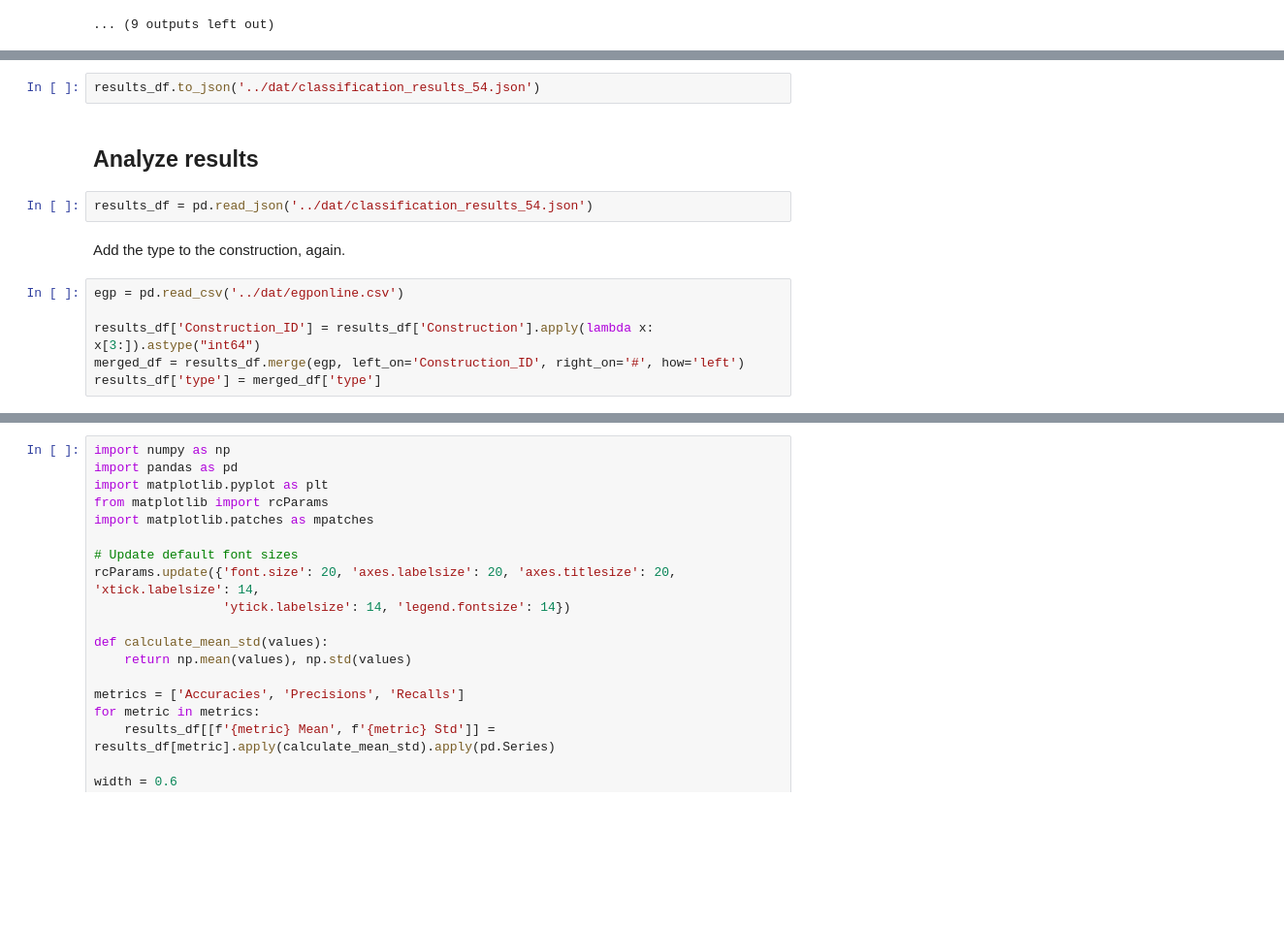
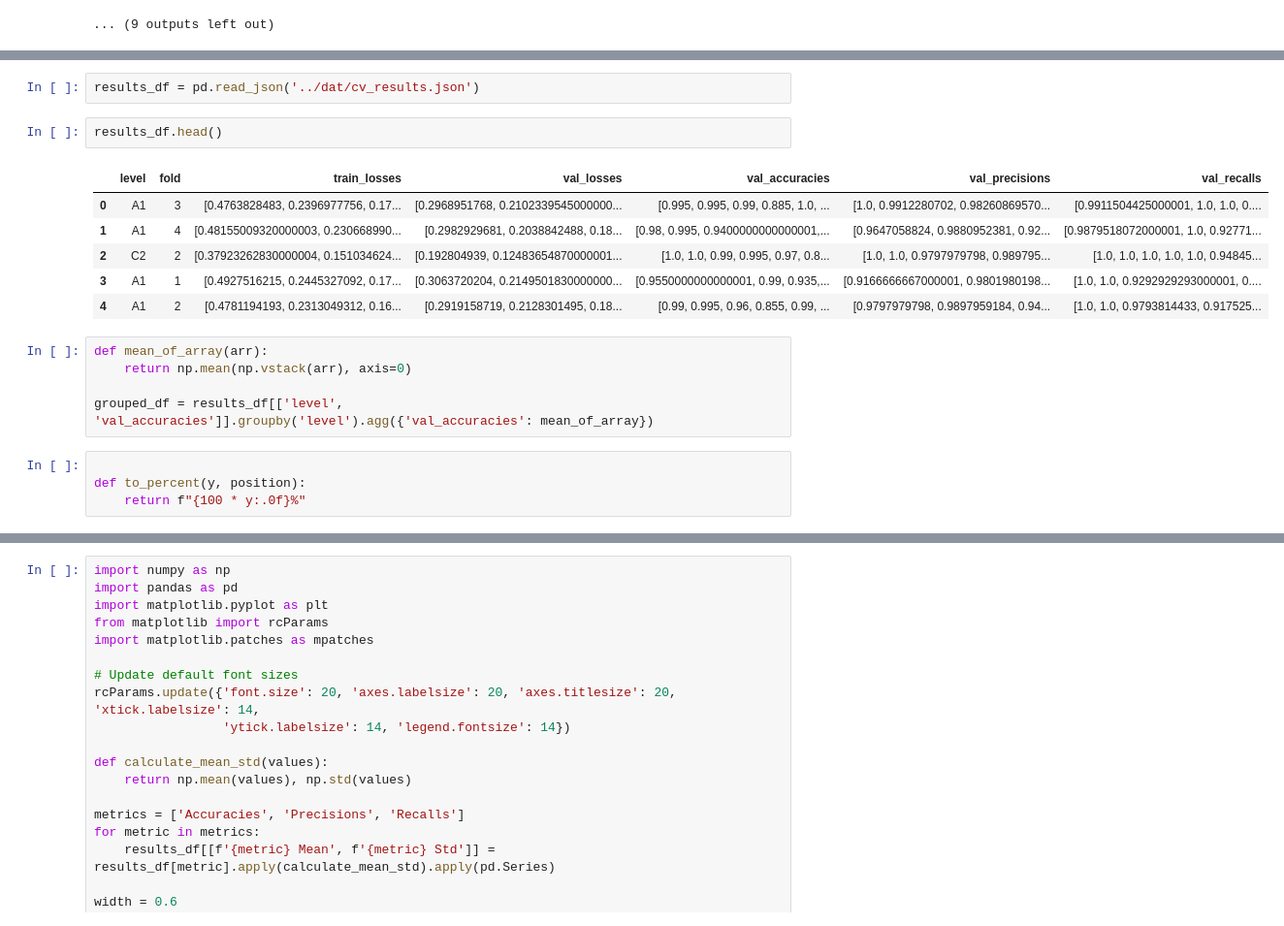
Before and after one commit to dominikglandorf/LLM-grammar, a Jupyter notebook: exp/007_sentence_embeddings.ipynb, the cells around one changed output, grey strips where cells are left out. Shown at 97% size. Saved outputs shown, nothing was run; the diff lists cells and outputs as text; blank space fills up the shorter version.

```diff
--- a/exp/007_sentence_embeddings.ipynb
+++ b/exp/007_sentence_embeddings.ipynb
@@ -401,14 +363,20 @@ Epoch [1/1], Training Loss: 0.2679, Validation Loss: 0.0035, Validation Accuracy
 # %%
-results_df.to_json('../dat/classification_results_54.json')
+results_df = pd.read_json('../dat/cv_results.json')
-# %% [markdown]
-## Analyze results
-# %%
-results_df = pd.read_json('../dat/classification_results_54.json')
-# %% [markdown]
-Add the type to the construction, again.
-# %%
-egp = pd.read_csv('../dat/egponline.csv')
-
-results_df['Construction_ID'] = results_df['Construction'].apply(lambda x: x[3:]).astype("int64")
-merged_df = results_df.merge(egp, left_on='Construction_ID', right_on='#', how='left')
-results_df['type'] = merged_df['type']
+# %%
+results_df.head()
+# %% [output]
+|  | level | fold | train_losses | val_losses | val_accuracies | val_precisions | val_recalls |
+| 0 | A1 | 3 | [0.4763828483, 0.2396977756, 0.17... | [0.2968951768, 0.2102339545000000... | [0.995, 0.995, 0.99, 0.885, 1.0, ... | [1.0, 0.9912280702, 0.98260869570... | [0.9911504425000001, 1.0, 1.0, 0.... |
+| 1 | A1 | 4 | [0.48155009320000003, 0.230668990... | [0.2982929681, 0.2038842488, 0.18... | [0.98, 0.995, 0.9400000000000001,... | [0.9647058824, 0.9880952381, 0.92... | [0.9879518072000001, 1.0, 0.92771... |
+| 2 | C2 | 2 | [0.37923262830000004, 0.151034624... | [0.192804939, 0.12483654870000001... | [1.0, 1.0, 0.99, 0.995, 0.97, 0.8... | [1.0, 1.0, 0.9797979798, 0.989795... | [1.0, 1.0, 1.0, 1.0, 1.0, 0.94845... |
+| 3 | A1 | 1 | [0.4927516215, 0.2445327092, 0.17... | [0.3063720204, 0.2149501830000000... | [0.9550000000000001, 0.99, 0.935,... | [0.9166666667000001, 0.9801980198... | [1.0, 1.0, 0.9292929293000001, 0.... |
+| 4 | A1 | 2 | [0.4781194193, 0.2313049312, 0.16... | [0.2919158719, 0.2128301495, 0.18... | [0.99, 0.995, 0.96, 0.855, 0.99, ... | [0.9797979798, 0.9897959184, 0.94... | [1.0, 1.0, 0.9793814433, 0.917525... |
+# %%
+def mean_of_array(arr):
+    return np.mean(np.vstack(arr), axis=0)
+
+grouped_df = results_df[['level', 'val_accuracies']].groupby('level').agg({'val_accuracies': mean_of_array})
+# %%
+
+def to_percent(y, position):
+    return f"{100 * y:.0f}%"
```
Also changed, not shown: parts of 10 cells of this notebook, 6 other files.
